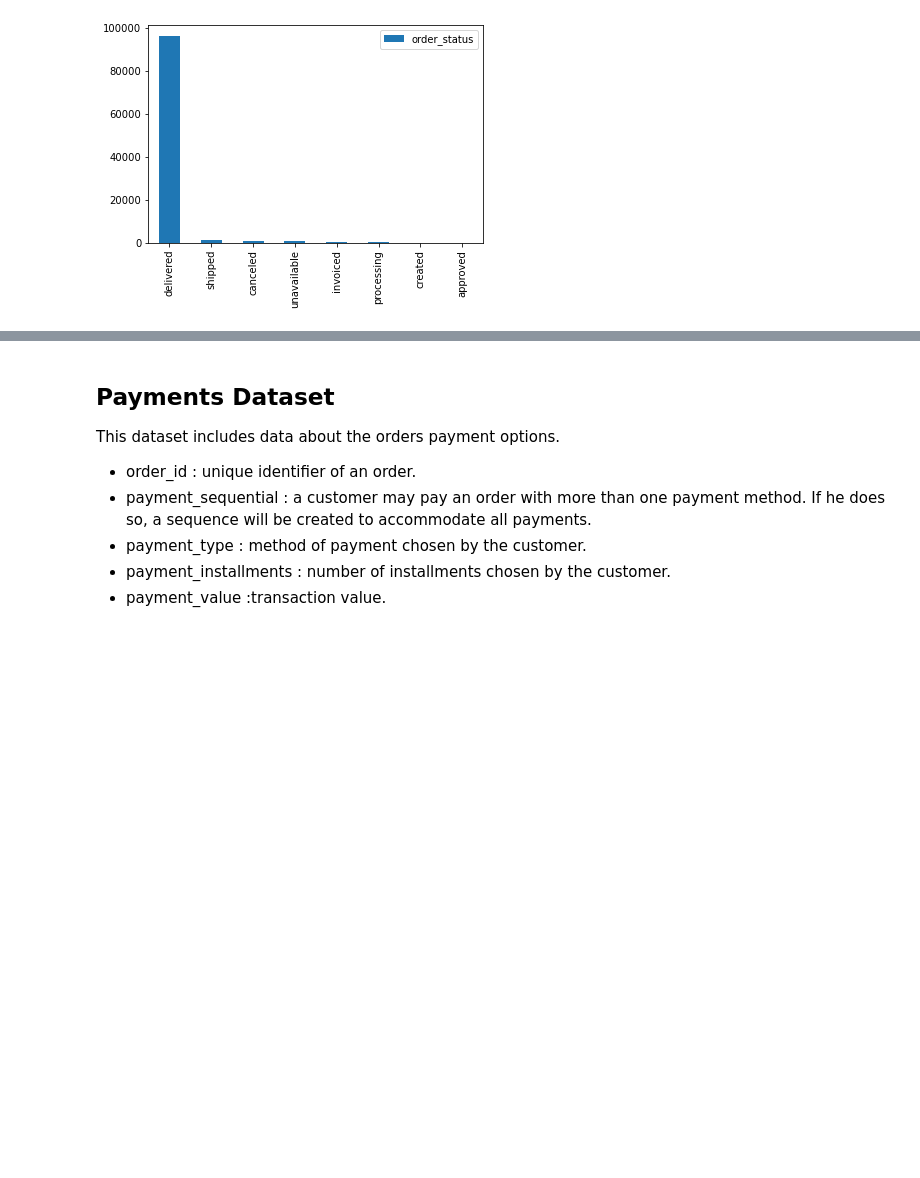
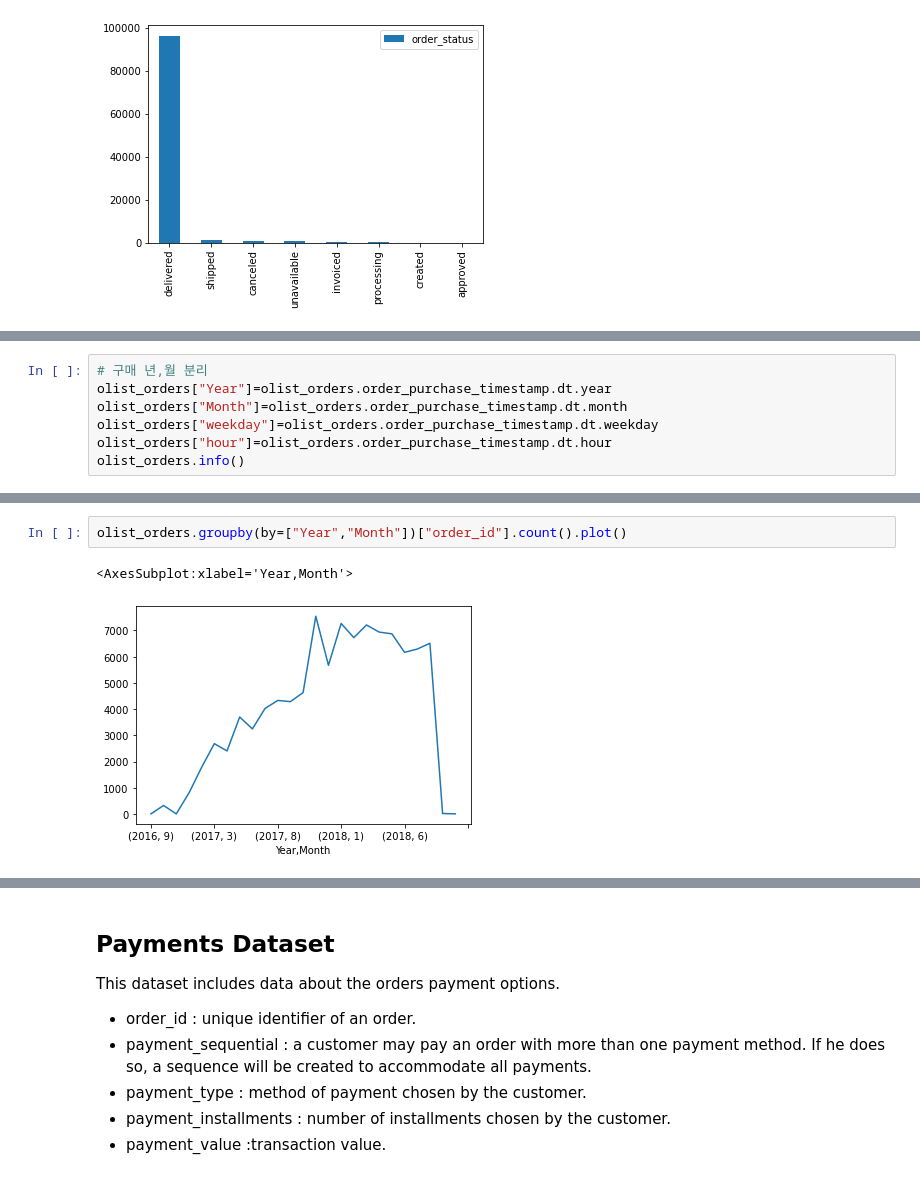
Before and after one commit to julesdata/study, a Jupyter notebook: Project/Olist Data Analysis.ipynb, the cells around one changed output, grey strips where cells are left out. Drawn from its saved outputs; the diff is of its cells as text; blank space fills up the shorter version.

```diff
--- a/Project/Olist Data Analysis.ipynb
+++ b/Project/Olist Data Analysis.ipynb
@@ -113,0 +167,7 @@ pd.DataFrame(olist_orders.order_status.value_counts()).plot.bar()
+# %%
+# 구매 년,월 분리
+olist_orders["Year"]=olist_orders.order_purchase_timestamp.dt.year
+olist_orders["Month"]=olist_orders.order_purchase_timestamp.dt.month
+olist_orders["weekday"]=olist_orders.order_purchase_timestamp.dt.weekday
+olist_orders["hour"]=olist_orders.order_purchase_timestamp.dt.hour
+olist_orders.info()
@@ -113,0 +203,5 @@ pd.DataFrame(olist_orders.order_status.value_counts()).plot.bar()
+# %%
+olist_orders.groupby(by=["Year","Month"])["order_id"].count().plot()
+# %% [output]
+<AxesSubplot:xlabel='Year,Month'>
+[figure, added]
```
Also changed, not shown: parts of 71 cells of this notebook.
